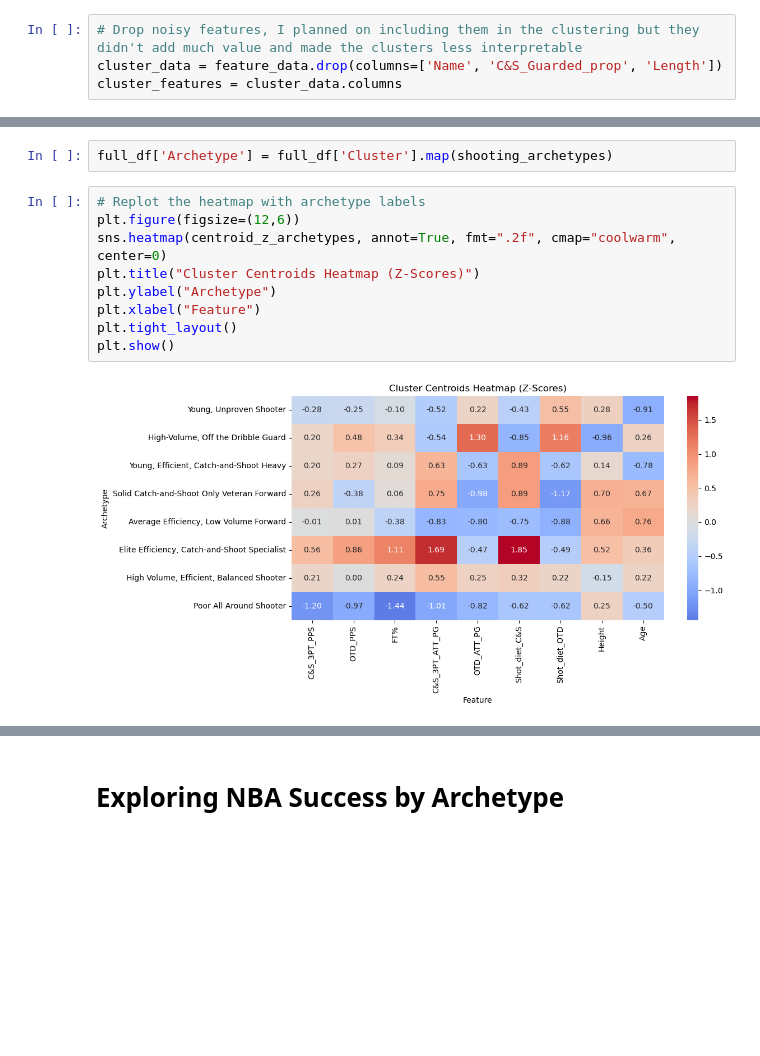
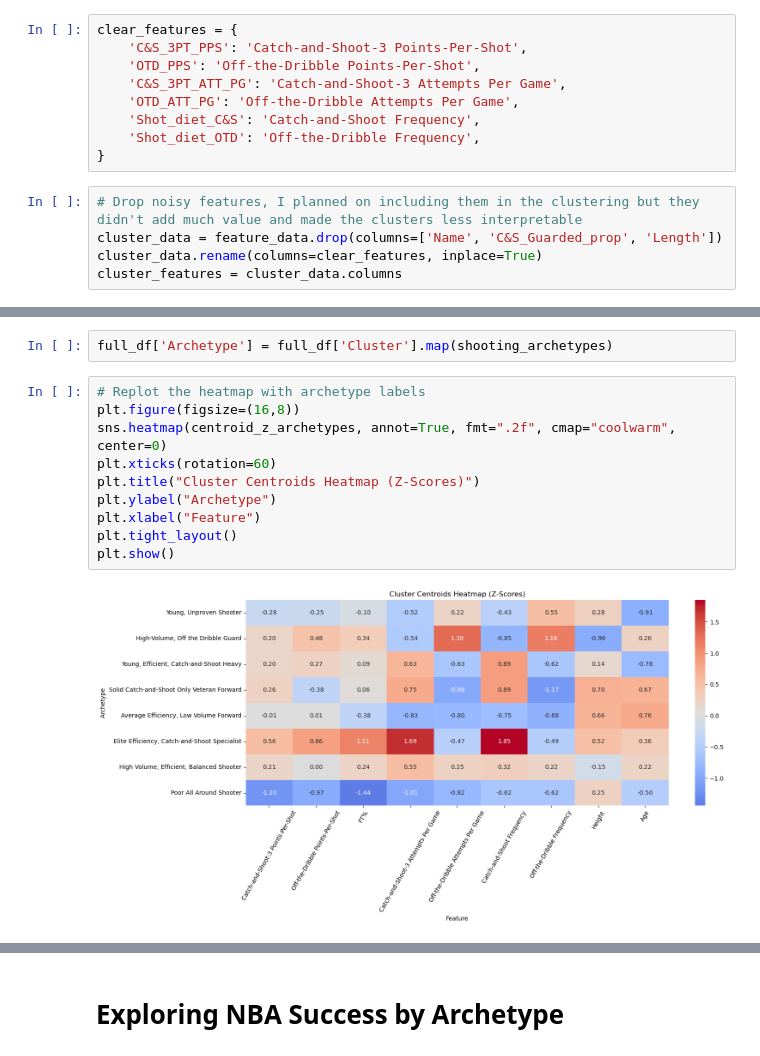
Before and after one commit to rickmart2/si-699-nba-shooting-modeling, a Jupyter notebook: clustering_analysis.ipynb, the cells around one changed output, grey strips where cells are left out. Cells and saved outputs as stored; diff of their text form; blank space fills up the shorter version.

```diff
--- a/clustering_analysis.ipynb
+++ b/clustering_analysis.ipynb
@@ -14,9 +16,19 @@ import statsmodels.api as sm
 ## Load and Preprocess Data
 # %%
 feature_data = pd.read_csv('feature_data_filtered.csv')
+# %%
+clear_features = {
+    'C&S_3PT_PPS': 'Catch-and-Shoot-3 Points-Per-Shot',
+    'OTD_PPS': 'Off-the-Dribble Points-Per-Shot',
+    'C&S_3PT_ATT_PG': 'Catch-and-Shoot-3 Attempts Per Game',
+    'OTD_ATT_PG': 'Off-the-Dribble Attempts Per Game',
+    'Shot_diet_C&S': 'Catch-and-Shoot Frequency',
+    'Shot_diet_OTD': 'Off-the-Dribble Frequency',
+}
 # %%
 # Drop noisy features, I planned on including them in the clustering but they didn't add much value and made the clusters less interpretable
 cluster_data = feature_data.drop(columns=['Name', 'C&S_Guarded_prop', 'Length'])
+cluster_data.rename(columns=clear_features, inplace=True)
 cluster_features = cluster_data.columns
 # %%
 # Standardize the features
@@ -118,12 +142,13 @@ centroid_z_archetypes.set_index('Archetype', inplace=True)
 full_df['Archetype'] = full_df['Cluster'].map(shooting_archetypes)
 # %%
 # Replot the heatmap with archetype labels
-plt.figure(figsize=(12,6))
+plt.figure(figsize=(16,8))
 sns.heatmap(centroid_z_archetypes, annot=True, fmt=".2f", cmap="coolwarm", center=0)
+plt.xticks(rotation=60)
 plt.title("Cluster Centroids Heatmap (Z-Scores)")
 plt.ylabel("Archetype")
 plt.xlabel("Feature")
 plt.tight_layout()
 plt.show()
 # %% [output]
-[figure, old version]
+[figure, new version]
```
Also changed, not shown: parts of 38 cells of this notebook.
